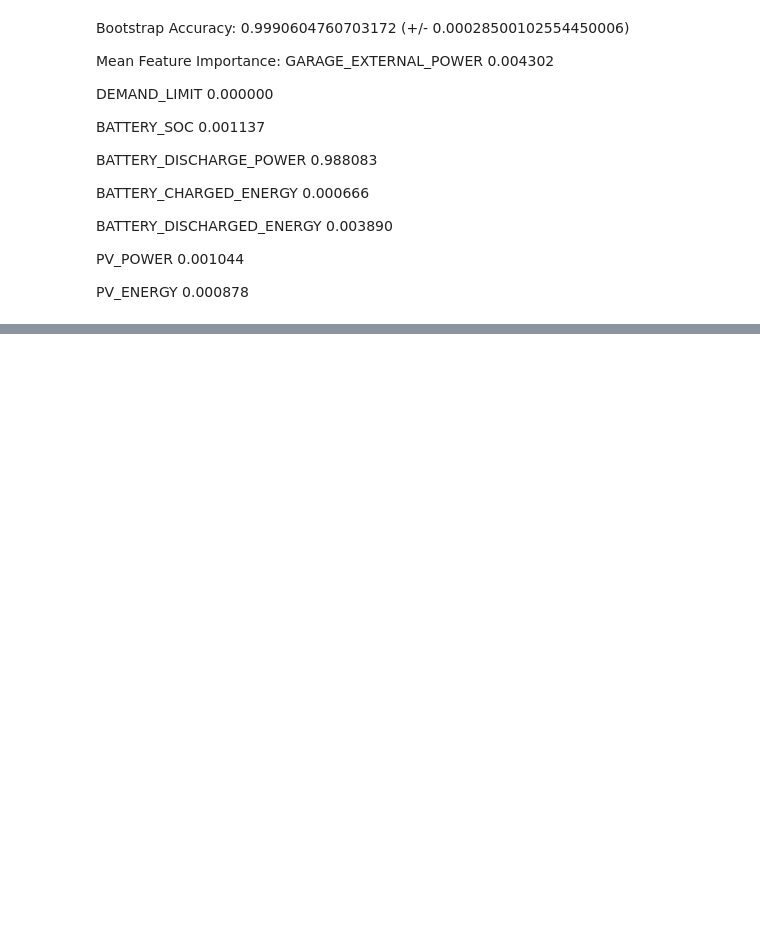
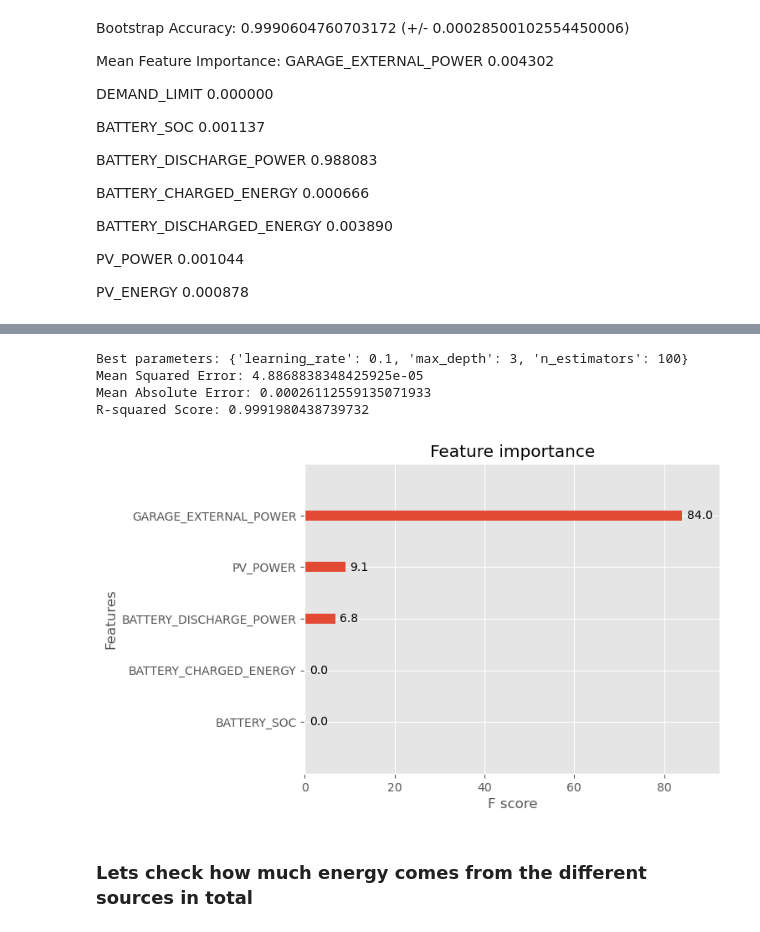
Before and after one commit to SanchoSamba/DS-project, a Jupyter notebook: explor_Adam_Rychert.ipynb, the cells around one changed output, grey strips where cells are left out. Drawn from its saved outputs; the diff is of its cells as text; code cells hidden in the pictures; blank space fills up the shorter version.

```diff
--- a/explor_Adam_Rychert.ipynb
+++ b/explor_Adam_Rychert.ipynb
@@ -770,0 +788,9 @@ PV_ENERGY                    0.000878
+# %%
+## this is only potential peak shaving, so when it could occour but not when it is actually occouring
+def check_peak_shaving(row):
+    if row['GARAGE_EXTERNAL_POWER'] >= row['DEMAND_LIMIT']:
+        return True
+    else:
+        return False
+
+ds_static['Peak_Shaving'] = ds_static.apply(check_peak_shaving, axis=1)
@@ -770,0 +913,71 @@ PV_ENERGY                    0.000878
+# %%
+from sklearn.model_selection import train_test_split, GridSearchCV
+from xgboost import XGBRegressor
+
+# Select features and target
+features = ds_static.drop(['_time', 'Peak_Shaving'], axis=1)
+target = ds_static['Peak_Shaving']
+
+# Split the data into training and test sets
+X_train, X_test, y_train, y_test = train_test_split(features, target, test_size=0.2, random_state=42)
+
+# Define the parameter grid
+param_grid = {
+    'n_estimators': [100, 200, 300],
+    'max_depth': [2, 3, 4],
+    'learning_rate': [0.01, 0.1, 0.2]
+}
+
+# Create an XGBoost model
+model = XGBRegressor()
+
+# Create the GridSearchCV object
+grid_search = GridSearchCV(model, param_grid, cv=3, scoring='neg_mean_squared_error')
+
+# Fit the GridSearchCV object on the data
+grid_search.fit(X_train, y_train)
+
+# Print the best parameters
+print('Best parameters:', grid_search.best_params_)
+
+from sklearn.metrics import mean_squared_error, mean_absolute_error, r2_score
+
+# Get the best estimator
+best_model = grid_search.best_estimator_
+
+# Make predictions on the test set
+y_pred = best_model.predict(X_test)
+
+# Calculate the mean squared error of the model
+mse = mean_squared_error(y_test, y_pred)
+
+# Calculate the mean absolute error of the model
+mae = mean_absolute_error(y_test, y_pred)
+
+# Calculate the R-squared score of the model
+r2 = r2_score(y_test, y_pred)
+
+# Print the performance metrics
+print(f"Mean Squared Error: {mse}")
+print(f"Mean Absolute Error: {mae}")
+print(f"R-squared Score: {r2}")
+# %% [output]
+Best parameters: {'learning_rate': 0.1, 'max_depth': 3, 'n_estimators': 100}
+Mean Squared Error: 4.8868838348425925e-05
+Mean Absolute Error: 0.00026112559135071933
+R-squared Score: 0.9991980438739732
+# %%
+# Get feature importance
+importance = best_model.get_booster().get_score(importance_type='total_gain')
+
+# Normalize the values to get percentages
+total = sum(importance.values())
+importance = {k: round((v / total) * 100, 1) for k, v in importance.items()}
+
+# Plot feature importance
+xgb.plot_importance(importance)
+plt.show()
+# %% [output]
+[figure, added]
+# %% [markdown]
+### Lets check how much energy comes from the different sources in total
```
Also changed, not shown: parts of 23 cells of this notebook.
